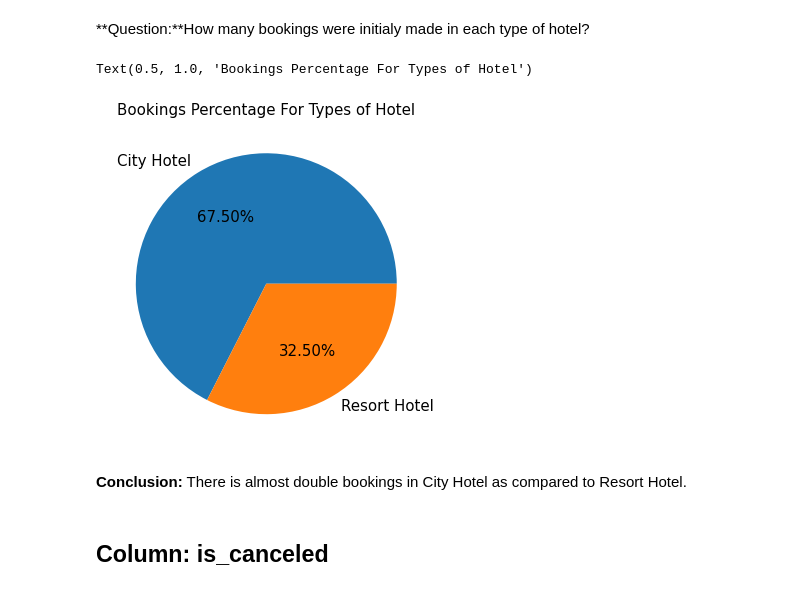
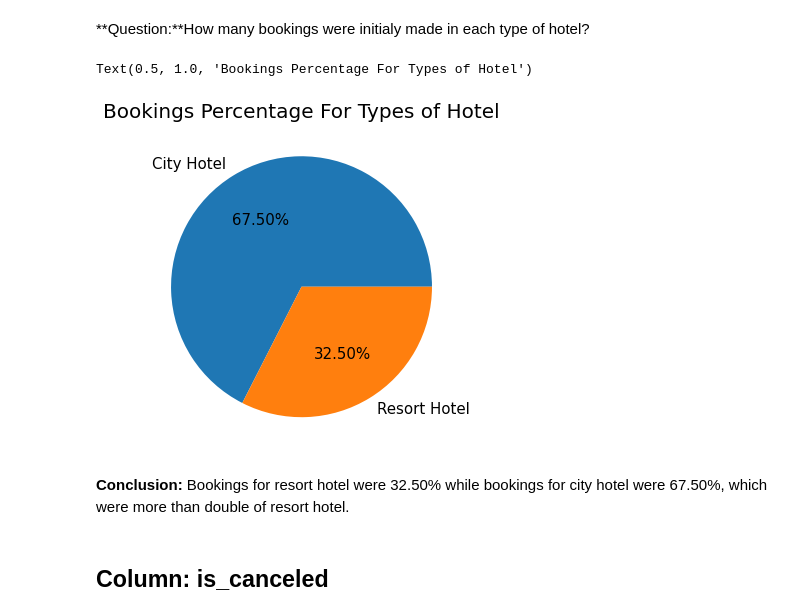
Before and after one commit to Amolrakhunde/Hotel-Booking-Analysis, a Jupyter notebook: Hotel_Booking_Analysis_Capstone_Project.ipynb, the cells around one changed output. Saved outputs shown, nothing was run; the diff lists cells and outputs as text; code cells hidden in the pictures.

```diff
--- a/Hotel_Booking_Analysis_Capstone_Project.ipynb
+++ b/Hotel_Booking_Analysis_Capstone_Project.ipynb
@@ -336,12 +336,12 @@ Types of hotel are ['Resort Hotel' 'City Hotel'].
 # %%
 df.groupby('hotel').size().plot(kind='pie', labels=["City Hotel", "Resort Hotel"], fontsize=15, autopct='%.2f%%',  figsize=(6, 6))
 plt.ylabel('' , fontsize=20)
-plt.title('Bookings Percentage For Types of Hotel', fontsize=15)
+plt.title('Bookings Percentage For Types of Hotel', fontsize=20)
 # %% [output]
 Text(0.5, 1.0, 'Bookings Percentage For Types of Hotel')
-[figure, old version]
+[figure, new version]
-# %% [markdown]
-**Conclusion:** There is almost double bookings in City Hotel as compared to Resort Hotel.
+# %% [markdown]
+**Conclusion:** Bookings for resort hotel were 32.50% while bookings for city hotel were 67.50%, which were more than double of resort hotel.
 # %% [markdown]
 ## **Column:** is_canceled
 # %%
```
Also changed, not shown: parts of 22 cells of this notebook.
